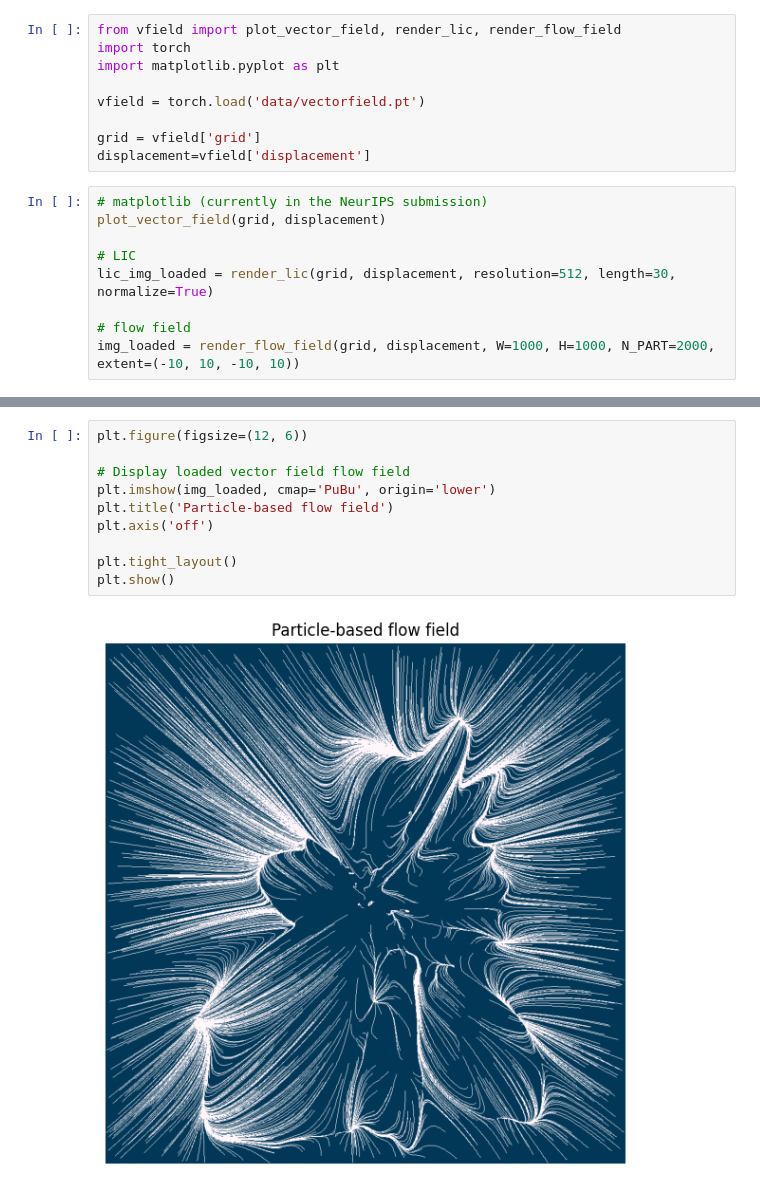
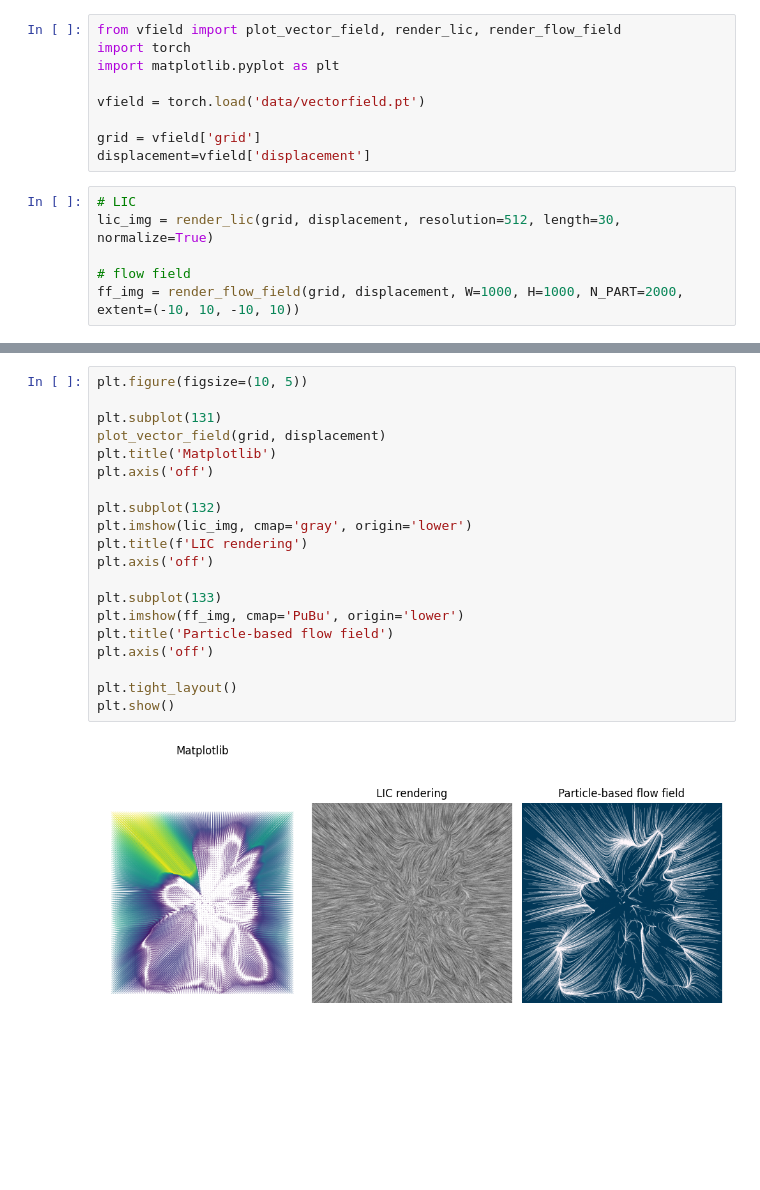
Before and after one commit to CerovazS/vfield, a Jupyter notebook: plot.ipynb, the cells around one changed output, grey strips where cells are left out. Saved outputs shown, nothing was run; the diff lists cells and outputs as text; blank space fills up the shorter version.

```diff
--- a/plot.ipynb
+++ b/plot.ipynb
@@ -10,11 +10,8 @@ vfield = torch.load('data/vectorfield.pt')
 grid = vfield['grid']
 displacement=vfield['displacement']
 # %%
-# matplotlib (currently in the NeurIPS submission)
-plot_vector_field(grid, displacement)
-
 # LIC
-lic_img_loaded = render_lic(grid, displacement, resolution=512, length=30, normalize=True)
+lic_img = render_lic(grid, displacement, resolution=512, length=30, normalize=True)
 
 # flow field
-img_loaded = render_flow_field(grid, displacement, W=1000, H=1000, N_PART=2000, extent=(-10, 10, -10, 10))
+ff_img = render_flow_field(grid, displacement, W=1000, H=1000, N_PART=2000, extent=(-10, 10, -10, 10))
@@ -24,12 +18,22 @@ img_loaded = render_flow_field(grid, displacement, W=1000, H=1000, N_PART=2000,
-# %%
-plt.figure(figsize=(12, 6))
-
-# Display loaded vector field flow field
-plt.imshow(img_loaded, cmap='PuBu', origin='lower')
-plt.title('Particle-based flow field')
-plt.axis('off')
-
-plt.tight_layout()
-plt.show()
-# %% [output]
-[figure, removed]
+# %%
+plt.figure(figsize=(10, 5))
+
+plt.subplot(131)
+plot_vector_field(grid, displacement)
+plt.title('Matplotlib')
+plt.axis('off')
+
+plt.subplot(132)
+plt.imshow(lic_img, cmap='gray', origin='lower')
+plt.title(f'LIC rendering')
+plt.axis('off')
+
+plt.subplot(133)
+plt.imshow(ff_img, cmap='PuBu', origin='lower')
+plt.title('Particle-based flow field')
+plt.axis('off')
+
+plt.tight_layout()
+plt.show()
+# %% [output]
+[figure, added]
```
Also changed, not shown: parts of 1 cell of this notebook, 2 other files.
